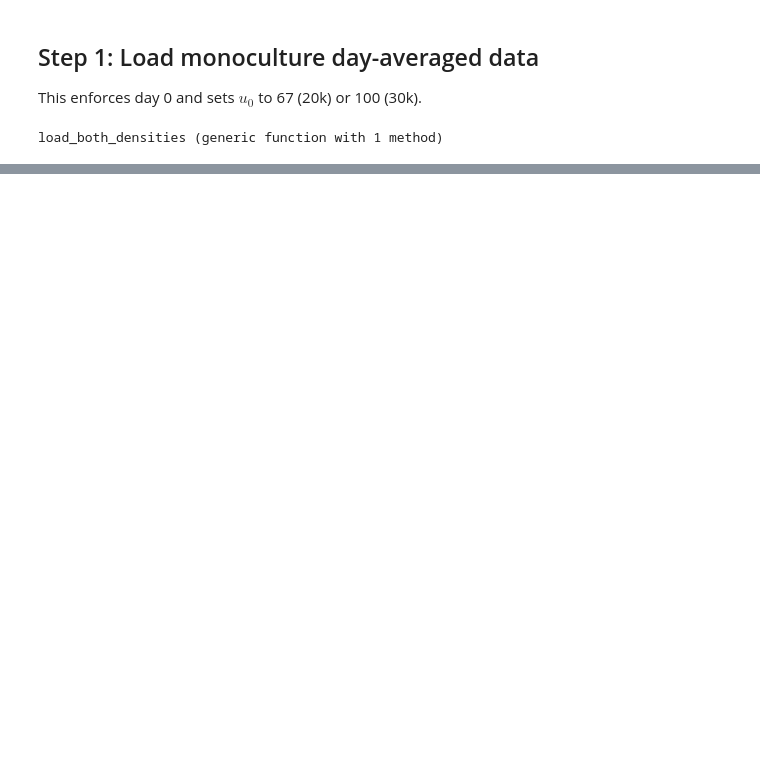
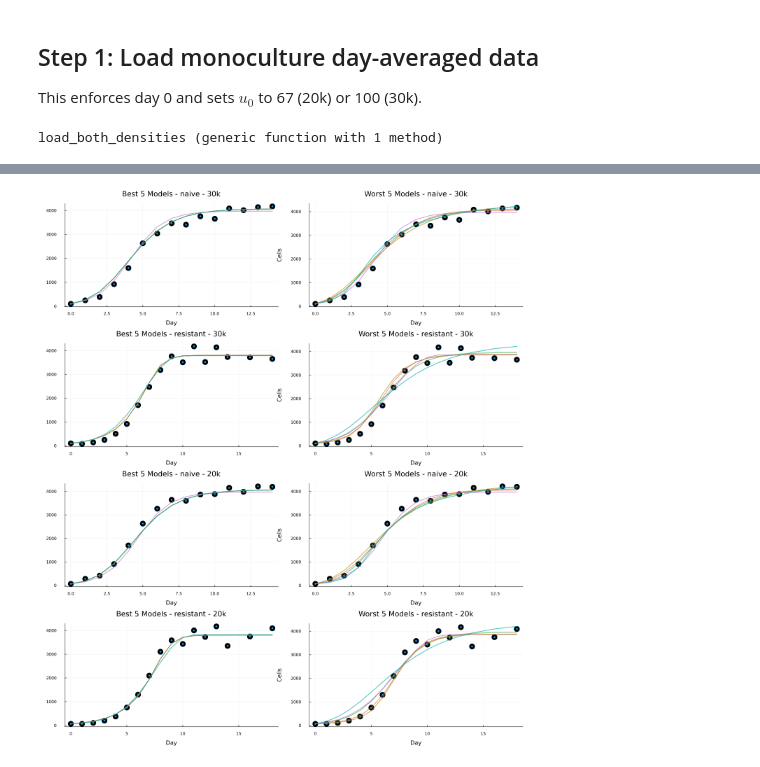
Before and after one commit to kadinelbak/CancerGrowthDynamics, a Jupyter notebook: Modelling Data Notebooks/Untreated MonoCulture/GrowthParameterEstimation_quicktest.ipynb, the cells around one changed output, grey strips where cells are left out. Drawn from its saved outputs; the diff is of its cells as text; code cells hidden in the pictures; blank space fills up the shorter version.

```diff
--- a/Modelling Data Notebooks/Untreated MonoCulture/GrowthParameterEstimation_quicktest.ipynb
+++ b/Modelling Data Notebooks/Untreated MonoCulture/GrowthParameterEstimation_quicktest.ipynb
@@ -179,0 +391,84 @@ Replace x^y with (x+0im)^y, Complex(x)^y, or similar.
+# %%
+# Plot model fits from saved CSV (no refit)
+results_csv = joinpath(@__DIR__, "outputs", "monoculture_model_bic_results.csv")
+@assert isfile(results_csv) "Missing results CSV: $results_csv"
+results_csv_df = CSV.read(results_csv, DataFrame)
+
+function parse_params(s::AbstractString)
+    t = replace(s, '[' => "", ']' => "")
+    parts = split(t, ',')
+    return [parse(Float64, strip(p)) for p in parts if !isempty(strip(p))]
+end
+
+function plot_fits_from_csv(cell_line::String; density::String)
+    (d20, d30) = load_both_densities(cell_line)
+    (x20, y20, u020) = d20
+    (x30, y30, u030) = d30
+    x = density == "20k" ? x20 : x30
+    y = density == "20k" ? y20 : y30
+    u0 = density == "20k" ? u020 : u030
+
+    sub = sort(results_csv_df[results_csv_df.cell_line .== cell_line, :], :bic)
+
+    # Split into best 5 and worst 5
+    best5 = sub[1:min(5, nrow(sub)), :]
+    worst5 = sub[max(1, nrow(sub)-4):nrow(sub), :]
+
+    # Plot best 5
+    title_best = "Best 5 Models - $(cell_line) - $(density)"
+    plt_best = scatter(x, y; label="data", markersize=6, markerstrokewidth=2, xlabel="Day", ylabel="Cells", title=title_best, legend=false)
+
+    for row in eachrow(best5)
+        model_name = row.model
+        p = parse_params(row.params)
+        f! = MODEL_LIBRARY[model_name].f!
+        tspan = (minimum(x), maximum(x))
+        prob = ODEProblem(f!, [u020, u030], tspan, p)
+        sol = solve(prob, Tsit5(); saveat=x)
+        pred = density == "20k" ? getindex.(sol.u, 1) : getindex.(sol.u, 2)
+        plot!(plt_best, x, pred; label=row.title, linewidth=2, alpha=0.7)
+    end
+
+    # Plot worst 5
+    title_worst = "Worst 5 Models - $(cell_line) - $(density)"
+    plt_worst = scatter(x, y; label="data", markersize=6, markerstrokewidth=2, xlabel="Day", ylabel="Cells", title=title_worst, legend=false)
+
+    for row in eachrow(worst5)
+        model_name = row.model
+        p = parse_params(row.params)
+        f! = MODEL_LIBRARY[model_name].f!
+        tspan = (minimum(x), maximum(x))
+        prob = ODEProblem(f!, [u020, u030], tspan, p)
+        sol = solve(prob, Tsit5(); saveat=x)
+        pred = density == "20k" ? getindex.(sol.u, 1) : getindex.(sol.u, 2)
+        plot!(plt_worst, x, pred; label=row.title, linewidth=2, alpha=0.7)
+    end
+
+    return plt_best, plt_worst
+end
+
+# Generate all 8 plots (4 environments × 2 plots each)
+naive30_best, naive30_worst = plot_fits_from_csv("naive"; density="30k")
+resistant30_best, resistant30_worst = plot_fits_from_csv("resistant"; density="30k")
+naive20_best, naive20_worst = plot_fits_from_csv("naive"; density="20k")
+resistant20_best, resistant20_worst = plot_fits_from_csv("resistant"; density="20k")
+
+# Combine all plots with shared legend at bottom
+all_plots = [naive30_best, naive30_worst, resistant30_best, resistant30_worst,
+             naive20_best, naive20_worst, resistant20_best, resistant20_worst]
+
+# Create a dummy plot for the legend
+legend_labels = vcat(["data"], sort(results_csv_df[results_csv_df.cell_line .== "naive", :].title))
+legend_plot = plot(legend=:inside, framestyle=:none, showaxis=false, grid=false, size=(1200, 100))
+for (i, lbl) in enumerate(legend_labels)
+    if lbl == "data"
+        scatter!(legend_plot, [NaN], [NaN]; label=lbl, markersize=6, markerstrokewidth=2)
+    else
+        plot!(legend_plot, [NaN], [NaN]; label=lbl, linewidth=2, alpha=0.7)
+    end
+end
+
+display(plot(all_plots...; layout=(4, 2), size=(1400, 1600)))
+display(legend_plot)
+# %% [output]
+[figure, added]
```
Also changed, not shown: parts of 7 cells of this notebook, 4 other files.
